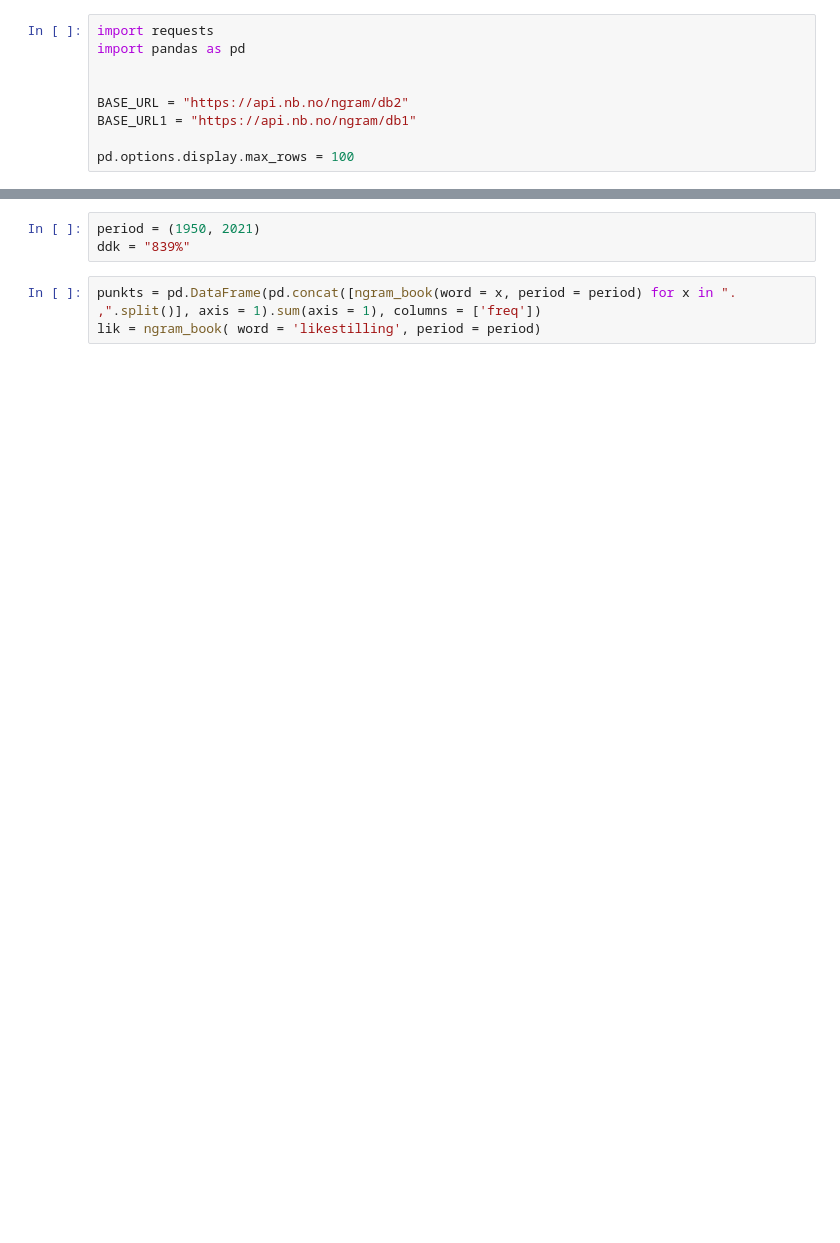
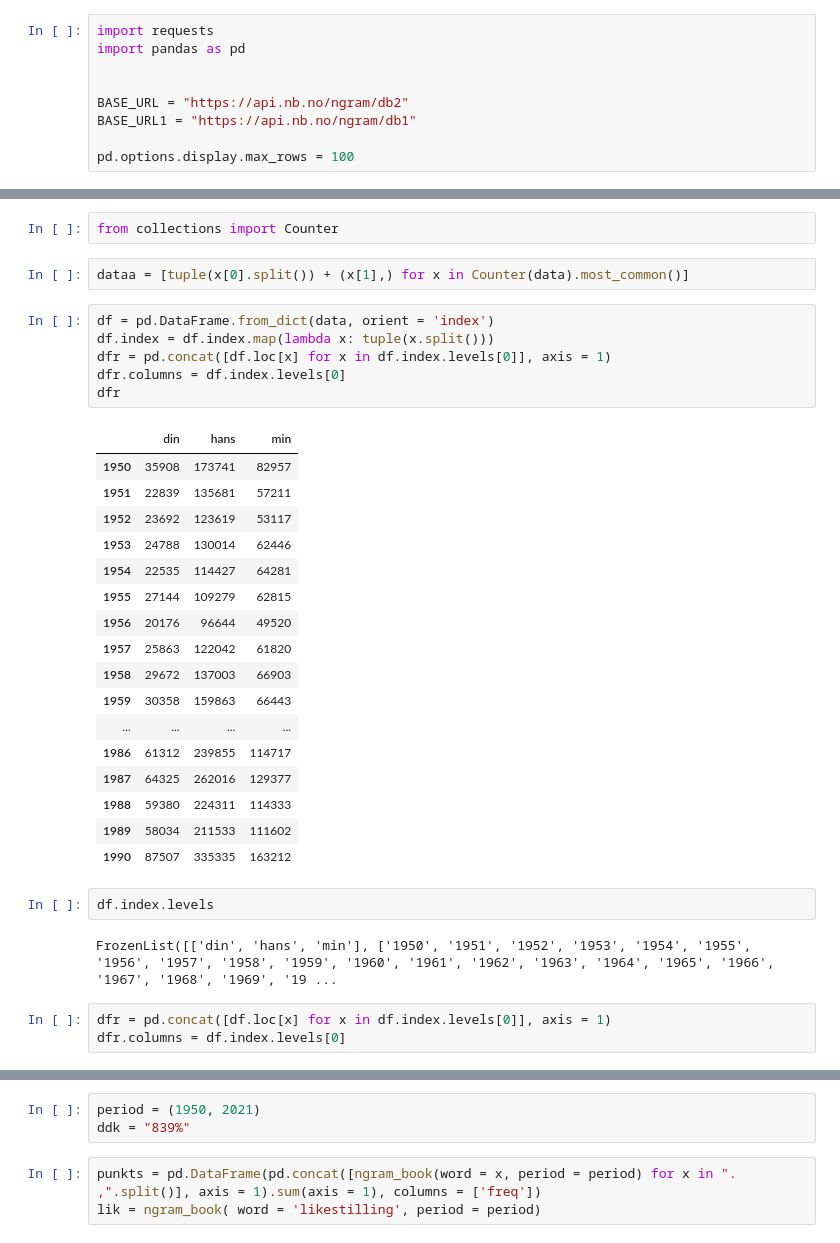
Before and after one commit to NationalLibraryOfNorway/DHLAB, a Jupyter notebook: test_ngram.ipynb, the cells around one changed output, grey strips where cells are left out. Cells and saved outputs as stored; diff of their text form; blank space fills up the shorter version.

```diff
--- a/test_ngram.ipynb
+++ b/test_ngram.ipynb
@@ -26,0 +69,35 @@ def ngram_news(word = '.', title = None, period = None):
+# %%
+from collections import Counter
+# %%
+dataa = [tuple(x[0].split()) + (x[1],) for x in Counter(data).most_common()]
+# %%
+df = pd.DataFrame.from_dict(data, orient = 'index')
+df.index = df.index.map(lambda x: tuple(x.split()))
+dfr = pd.concat([df.loc[x] for x in df.index.levels[0]], axis = 1)
+dfr.columns = df.index.levels[0]
+dfr
+# %% [output]
+|  | din | hans | min |
+| 1950 | 35908 | 173741 | 82957 |
+| 1951 | 22839 | 135681 | 57211 |
+| 1952 | 23692 | 123619 | 53117 |
+| 1953 | 24788 | 130014 | 62446 |
+| 1954 | 22535 | 114427 | 64281 |
+| 1955 | 27144 | 109279 | 62815 |
+| 1956 | 20176 | 96644 | 49520 |
+| 1957 | 25863 | 122042 | 61820 |
+| 1958 | 29672 | 137003 | 66903 |
+| 1959 | 30358 | 159863 | 66443 |
+| ... | ... | ... | ... |
+| 1986 | 61312 | 239855 | 114717 |
+| 1987 | 64325 | 262016 | 129377 |
+| 1988 | 59380 | 224311 | 114333 |
+| 1989 | 58034 | 211533 | 111602 |
+| 1990 | 87507 | 335335 | 163212 |
+# %%
+df.index.levels
+# %% [output]
+FrozenList([['din', 'hans', 'min'], ['1950', '1951', '1952', '1953', '1954', '1955', '1956', '1957', '1958', '1959', '1960', '1961', '1962', '1963', '1964', '1965', '1966', '1967', '1968', '1969', '19 ...
+# %%
+dfr = pd.concat([df.loc[x] for x in df.index.levels[0]], axis = 1)
+dfr.columns = df.index.levels[0]
```
Also changed, not shown: parts of 7 cells of this notebook, 2 other files.
